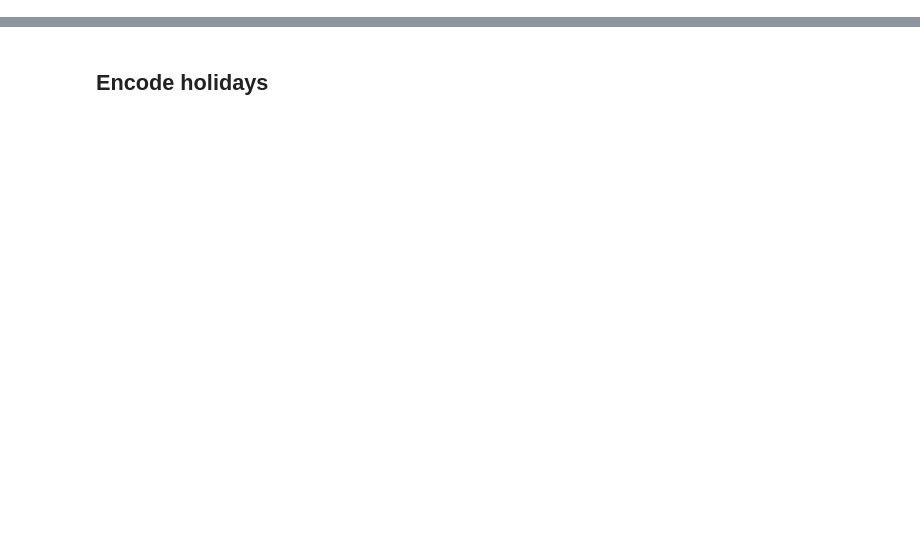
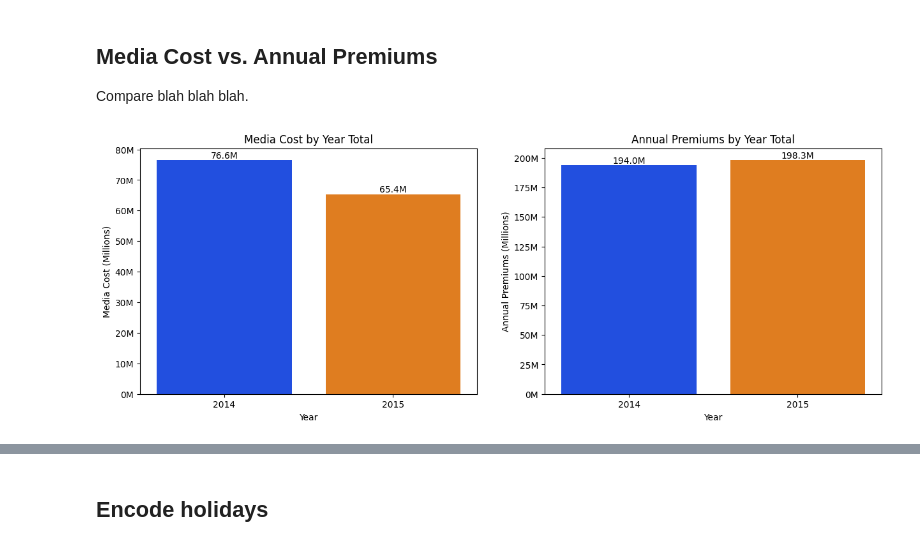
Before and after one commit to datastudios/mmm, a Jupyter notebook: 1_Profile.ipynb, the cells around one changed output, grey strips where cells are left out. Cells and saved outputs as stored; diff of their text form; code cells hidden in the pictures; blank space fills up the shorter version.

```diff
--- a/1_Profile.ipynb
+++ b/1_Profile.ipynb
@@ -63,0 +159,8 @@ conv_rate_mmm_df = conv_rate_mmm_df[['week_of', 'conv_rate']]
+# %% [markdown]
+## Media Cost vs. Annual Premiums
+
+Compare blah blah blah.
+# %%
+utils.plot_media_and_premiums_YoY(media_bi_df, premiums_mmm_df)
+# %% [output]
+[figure, added]
```
Also changed, not shown: parts of 50 cells of this notebook.
